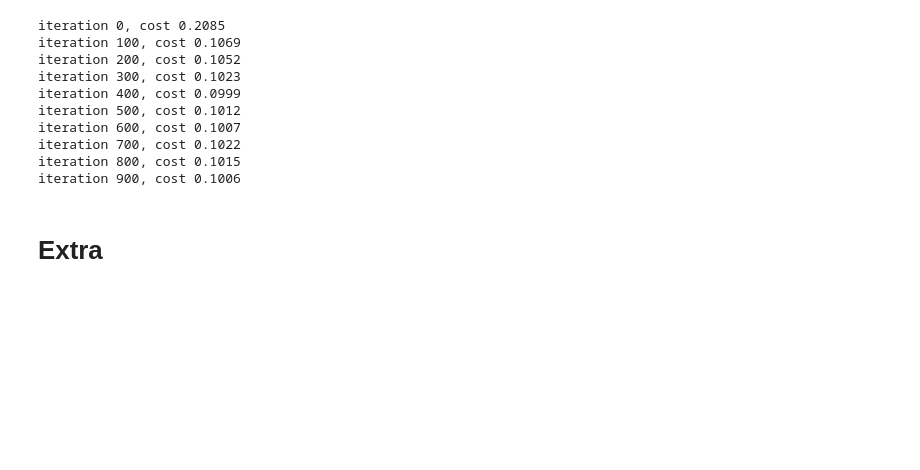
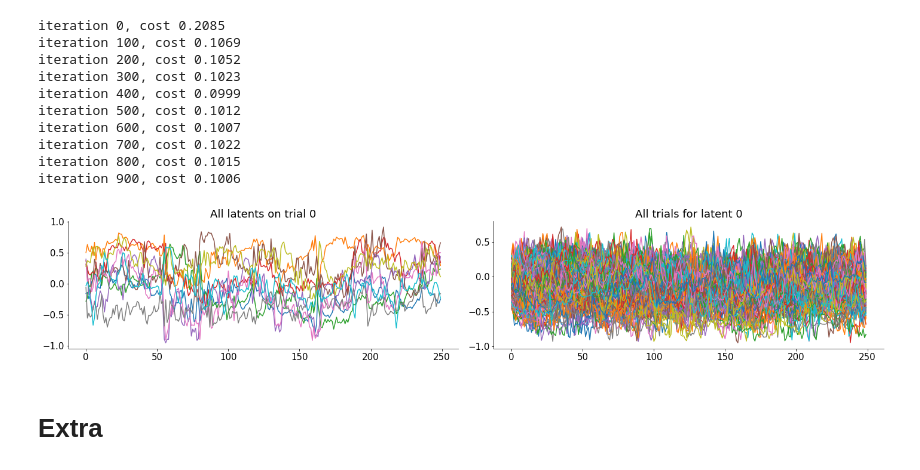
Before and after one commit to michele1993/NMA_latentDynamics, a Jupyter notebook: Copy_of_load_steinmetz_decisions.ipynb, the cells around one changed output. Cells and saved outputs as stored; diff of their text form; code cells hidden in the pictures; blank space fills up the shorter version.

```diff
--- a/Copy_of_load_steinmetz_decisions.ipynb
+++ b/Copy_of_load_steinmetz_decisions.ipynb
@@ -520,6 +520,23 @@ iteration 600, cost 0.1007
 iteration 700, cost 0.1022
 iteration 800, cost 0.1015
 iteration 900, cost 0.1006
+# %%
+# Plot latent space
+_, h = net(tr_nn)
+
+hcpu = h.detach().cpu().numpy()
+
+plt.figure(figsize=(20, 4))
+plt.subplot(121)
+plt.plot(hcpu[:, 0, :]);
+plt.title('All latents on trial 0')
+
+plt.subplot(122)
+plt.plot(hcpu[:, :, 0]);
+plt.title('All trials for latent 0')
+plt.show()
+# %% [output]
+[figure, added]
 # %% [markdown]
 # **Extra**
 # %%
```
